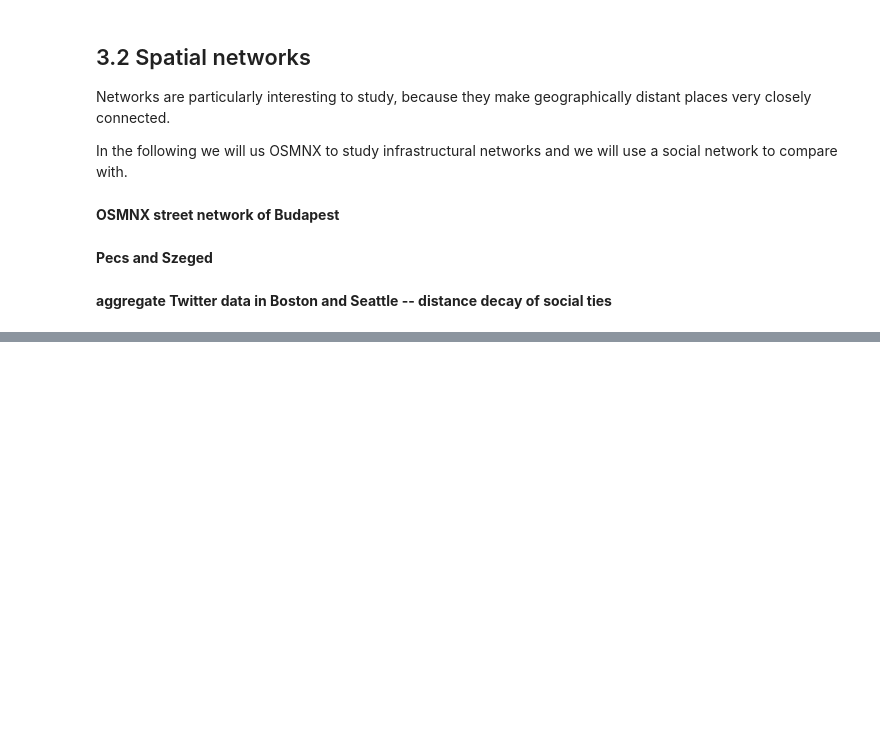
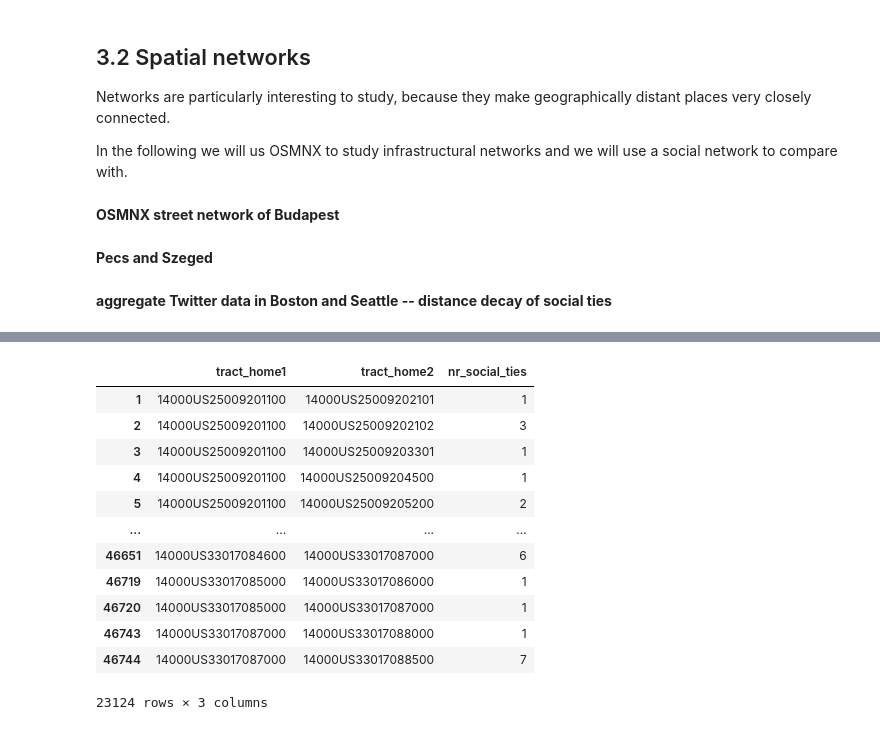
Before and after one commit to sandorjuhasz/geoDS_guest_lectures, a Jupyter notebook: code/part3_geoDS_OSM_and_spatial_networks.ipynb, the cells around one changed output, grey strips where cells are left out. Saved outputs shown, nothing was run; the diff lists cells and outputs as text; code cells hidden in the pictures; blank space fills up the shorter version.

```diff
--- a/code/part3_geoDS_OSM_and_spatial_networks.ipynb
+++ b/code/part3_geoDS_OSM_and_spatial_networks.ipynb
@@ -80,0 +179,16 @@ In the following we will us OSMNX to study infrastructural networks and we will
+# %%
+ct_el[ct_el["tract_home1"]<ct_el["tract_home2"]]
+# %% [output]
+|  | tract_home1 | tract_home2 | nr_social_ties |
+| 1 | 14000US25009201100 | 14000US25009202101 | 1 |
+| 2 | 14000US25009201100 | 14000US25009202102 | 3 |
+| 3 | 14000US25009201100 | 14000US25009203301 | 1 |
+| 4 | 14000US25009201100 | 14000US25009204500 | 1 |
+| 5 | 14000US25009201100 | 14000US25009205200 | 2 |
+| ... | ... | ... | ... |
+| 46651 | 14000US33017084600 | 14000US33017087000 | 6 |
+| 46719 | 14000US33017085000 | 14000US33017086000 | 1 |
+| 46720 | 14000US33017085000 | 14000US33017087000 | 1 |
+| 46743 | 14000US33017087000 | 14000US33017088000 | 1 |
+| 46744 | 14000US33017087000 | 14000US33017088500 | 7 |
+23124 rows × 3 columns
```
Also changed, not shown: parts of 10 cells of this notebook, 1 other file.
